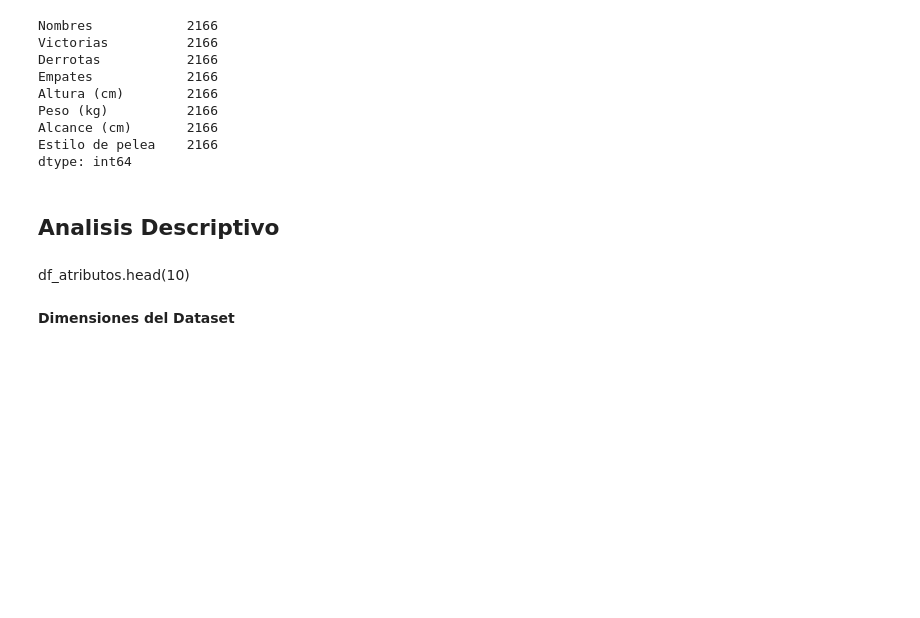
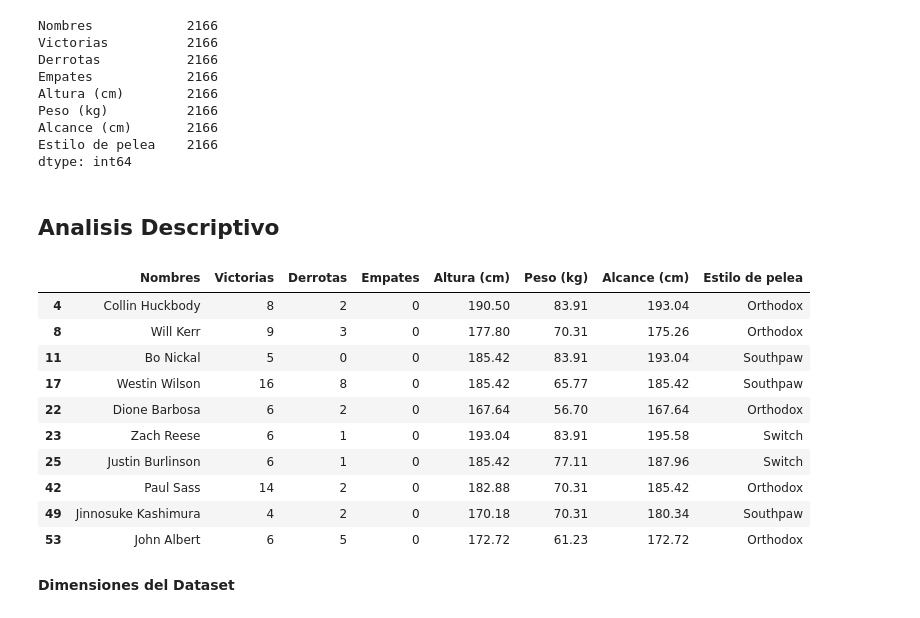
Before and after one commit to niko12m/EDA-UFC-STATS, a Jupyter notebook: UFC EDA (El exito dentro de la UFC).ipynb, the cells around one changed output. Drawn from its saved outputs; the diff is of its cells as text; code cells hidden in the pictures; blank space fills up the shorter version.

```diff
--- a/UFC EDA (El exito dentro de la UFC).ipynb
+++ b/UFC EDA (El exito dentro de la UFC).ipynb
@@ -98,8 +98,20 @@ Estilo de pelea    2166
 dtype: int64
 # %% [markdown]
 ## Analisis Descriptivo
-# %% [markdown]
-df_atributos.head(10)
+# %%
+df_atributos.head(10)
+# %% [output]
+|  | Nombres | Victorias | Derrotas | Empates | Altura (cm) | Peso (kg) | Alcance (cm) | Estilo de pelea |
+| 4 | Collin Huckbody | 8 | 2 | 0 | 190.50 | 83.91 | 193.04 | Orthodox |
+| 8 | Will Kerr | 9 | 3 | 0 | 177.80 | 70.31 | 175.26 | Orthodox |
+| 11 | Bo Nickal | 5 | 0 | 0 | 185.42 | 83.91 | 193.04 | Southpaw |
+| 17 | Westin Wilson | 16 | 8 | 0 | 185.42 | 65.77 | 185.42 | Southpaw |
+| 22 | Dione Barbosa | 6 | 2 | 0 | 167.64 | 56.70 | 167.64 | Orthodox |
+| 23 | Zach Reese | 6 | 1 | 0 | 193.04 | 83.91 | 195.58 | Switch |
+| 25 | Justin Burlinson | 6 | 1 | 0 | 185.42 | 77.11 | 187.96 | Switch |
+| 42 | Paul Sass | 14 | 2 | 0 | 182.88 | 70.31 | 185.42 | Orthodox |
+| 49 | Jinnosuke Kashimura | 4 | 2 | 0 | 170.18 | 70.31 | 180.34 | Southpaw |
+| 53 | John Albert | 6 | 5 | 0 | 172.72 | 61.23 | 172.72 | Orthodox |
 # %% [markdown]
 **Dimensiones del Dataset**
 # %%
```
Also changed, not shown: parts of 2 cells of this notebook.
